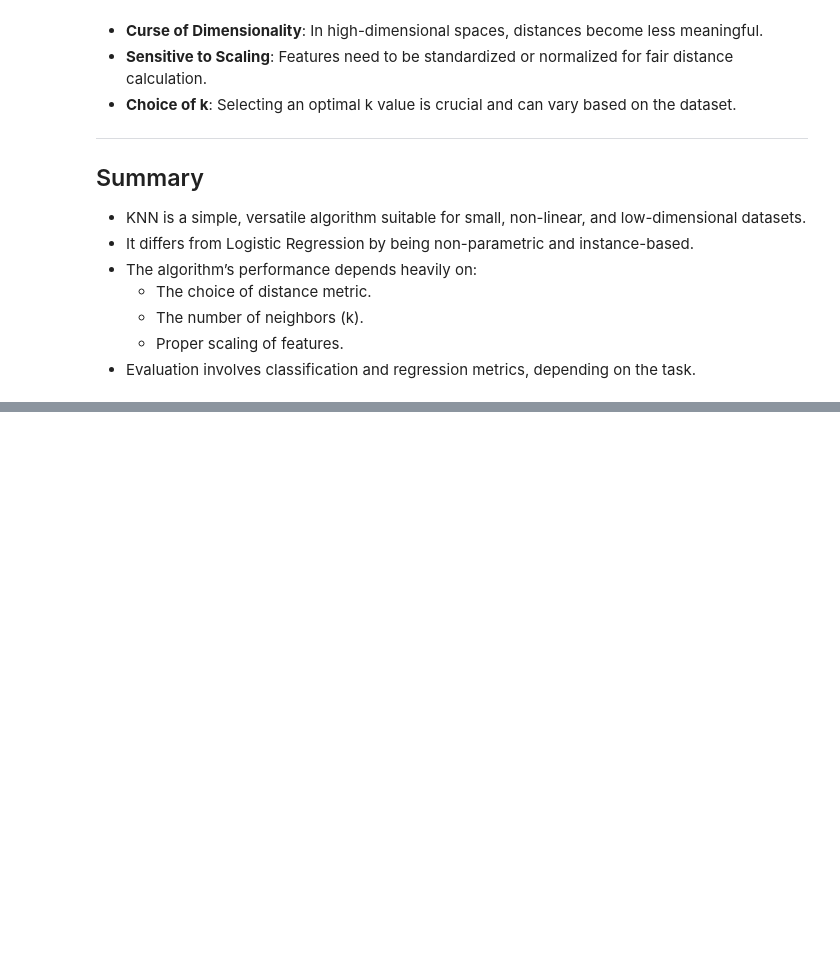
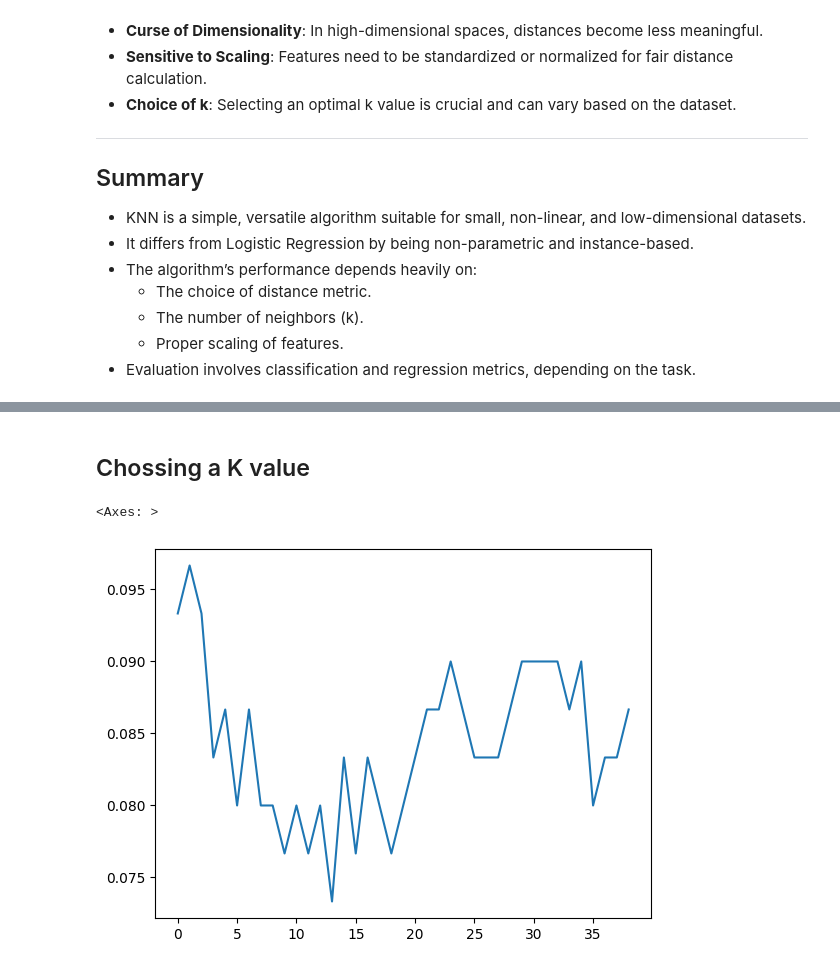
Before and after one commit to SiddheshDaphane/Python-for-data-science-and-machine-learning, a Jupyter notebook: 9. K-Nearest-Neighbors/KNN.ipynb, the cells around one changed output, grey strips where cells are left out. Saved outputs shown, nothing was run; the diff lists cells and outputs as text; code cells hidden in the pictures; blank space fills up the shorter version.

```diff
--- a/9. K-Nearest-Neighbors/KNN.ipynb
+++ b/9. K-Nearest-Neighbors/KNN.ipynb
@@ -119,0 +167,2 @@ Commonly used metrics for calculating distances:
+# %%
+X_train, X_test, y_train, y_test = train_test_split(scaled_features, df['TARGET CLASS'],test_size=0.3)
@@ -119,0 +171,4 @@ Commonly used metrics for calculating distances:
+# %%
+knn = KNeighborsClassifier(n_neighbors=1)
+# %%
+knn.fit(X_train, y_train)
@@ -119,0 +202,16 @@ Commonly used metrics for calculating distances:
+# %% [markdown]
+## Chossing a K value
+# %%
+error_rate = []
+
+for i in range(1,40):
+
+    knn = KNeighborsClassifier(n_neighbors=i)
+    knn.fit(X_train, y_train)
+    pred_i = knn.predict(X_test)
+    error_rate.append(np.mean(pred_i != y_test))
+# %%
+sns.lineplot(error_rate,markers='o')
+# %% [output]
+<Axes: >
+[figure, added]
```
Also changed, not shown: parts of 24 cells of this notebook.
